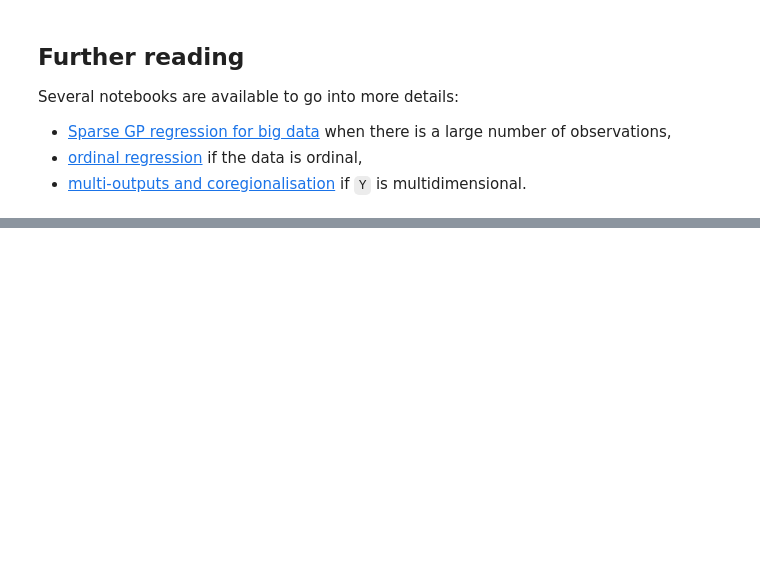
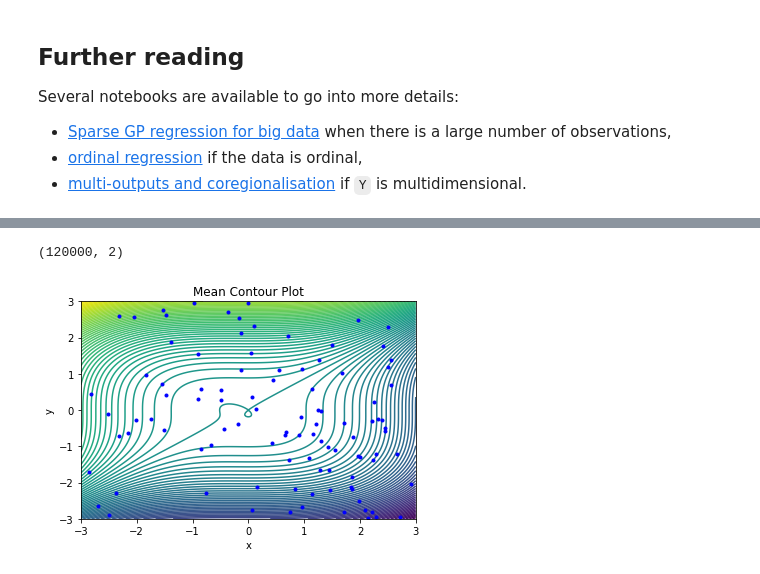
Before and after one commit to hsilver/gpr_examples, a Jupyter notebook: gpflow_regression_intro.ipynb, the cells around one changed output, grey strips where cells are left out. Saved outputs shown, nothing was run; the diff lists cells and outputs as text; code cells hidden in the pictures; blank space fills up the shorter version.

```diff
--- a/gpflow_regression_intro.ipynb
+++ b/gpflow_regression_intro.ipynb
@@ -197,0 +213,9 @@ Several notebooks are available to go into more details:
+# %%
+with gpflow.defer_build():
+    likelihood = gpflow.likelihoods.Gaussian(sigmaYgrid**2)
+    likelihood.variance.set_trainable(False)
+    m = gpflow.models.GPR(Xgrid, Ygrid, kern=k, mean_function=None)
+    m.likelihood = likelihood
+    m.compile()
+
+m.as_pandas_table()
@@ -197,0 +252,25 @@ Several notebooks are available to go into more details:
+# %%
+#Define a new X grid over which to interpolate - XSTAR_grid
+XSTAR1_vector = np.linspace(-3.0, 3.0, 300)
+XSTAR2_vector = np.linspace(-3.0, 3.0, 400)
+XSTAR1_grid, XSTAR2_grid = np.meshgrid(XSTAR1_vector, XSTAR2_vector)
+# %%
+#Make a list of all the points at which to calculate f(Xstar)
+XSTAR_point_list = np.array([np.reshape(XSTAR1_grid,(-1,)).T,np.reshape(XSTAR2_grid,(-1,))]).T
+XSTAR_point_list.shape
+# %% [output]
+(120000, 2)
+# %%
+mean, var = m.predict_f(XSTAR_point_list)
+# %%
+plt.figure()
+cp = plt.contour(XSTAR1_grid, XSTAR2_grid, np.reshape(mean,(400,300)), levels=100)
+# plt.clabel(cp, inline=True,
+#           fontsize=10)
+plt.plot(Xgrid[:,0],Xgrid[:,1],'b.')
+plt.title('Mean Contour Plot')
+plt.xlabel('x')
+plt.ylabel('y')
+plt.show()
+# %% [output]
+[figure, added]
```
Also changed, not shown: parts of 5 cells of this notebook.
